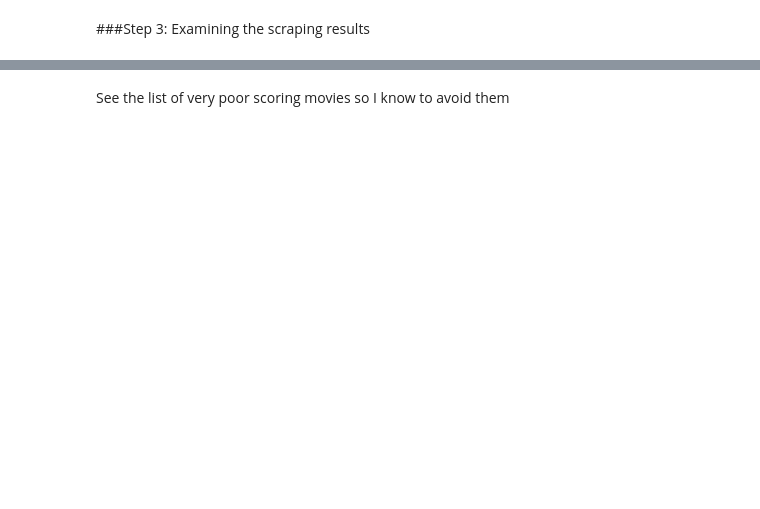
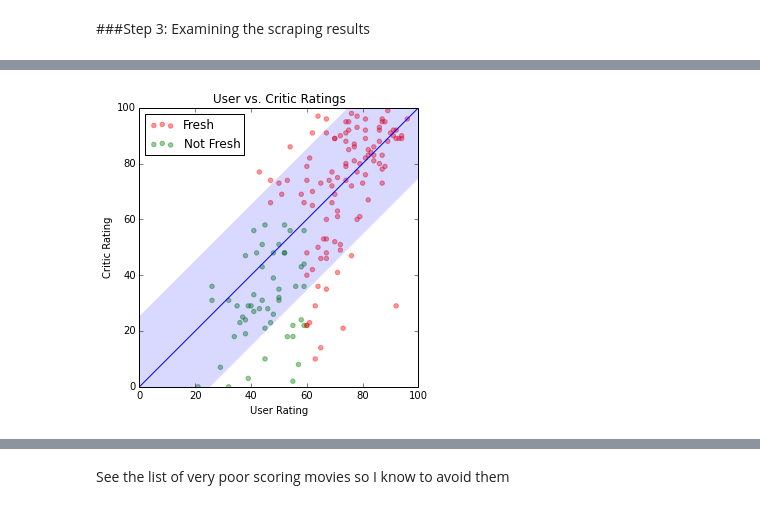
Before and after one commit to jenfs/ipython-notebooks, a Jupyter notebook: movieTrailer2014/WatchableMovies.ipynb, the cells around one changed output, grey strips where cells are left out. Drawn from its saved outputs; the diff is of its cells as text; code cells hidden in the pictures; blank space fills up the shorter version.

```diff
--- a/movieTrailer2014/WatchableMovies.ipynb
+++ b/movieTrailer2014/WatchableMovies.ipynb
@@ -194,0 +220,17 @@ Guardians of the Galaxy 90
+# %%
+fig, ax = plt.subplots(figsize=(5,5))
+ax.set_xlim(0, 100)
+ax.set_ylim(0, 100)
+
+ax.scatter(df_fresh_score['user_rating'], df_fresh_score['critic_rating'], color='r',alpha=0.4, label='Fresh')
+ax.scatter(df_splat_score['user_rating'], df_splat_score['critic_rating'], color='g',alpha=0.4, label='Not Fresh')
+ax.plot([0, 100], [0, 100], 'b-', lw=1)
+ax.plot([0, 100], [0, 100], 'b-', alpha=0.15,lw=100)
+
+ax.set_title('User vs. Critic Ratings')
+ax.set_xlabel('User Rating')
+ax.set_ylabel('Critic Rating')
+ax.legend(loc=2)
+plt.show()
+# %% [output]
+[figure, added]
```
Also changed, not shown: parts of 38 cells of this notebook, 2 other files.
